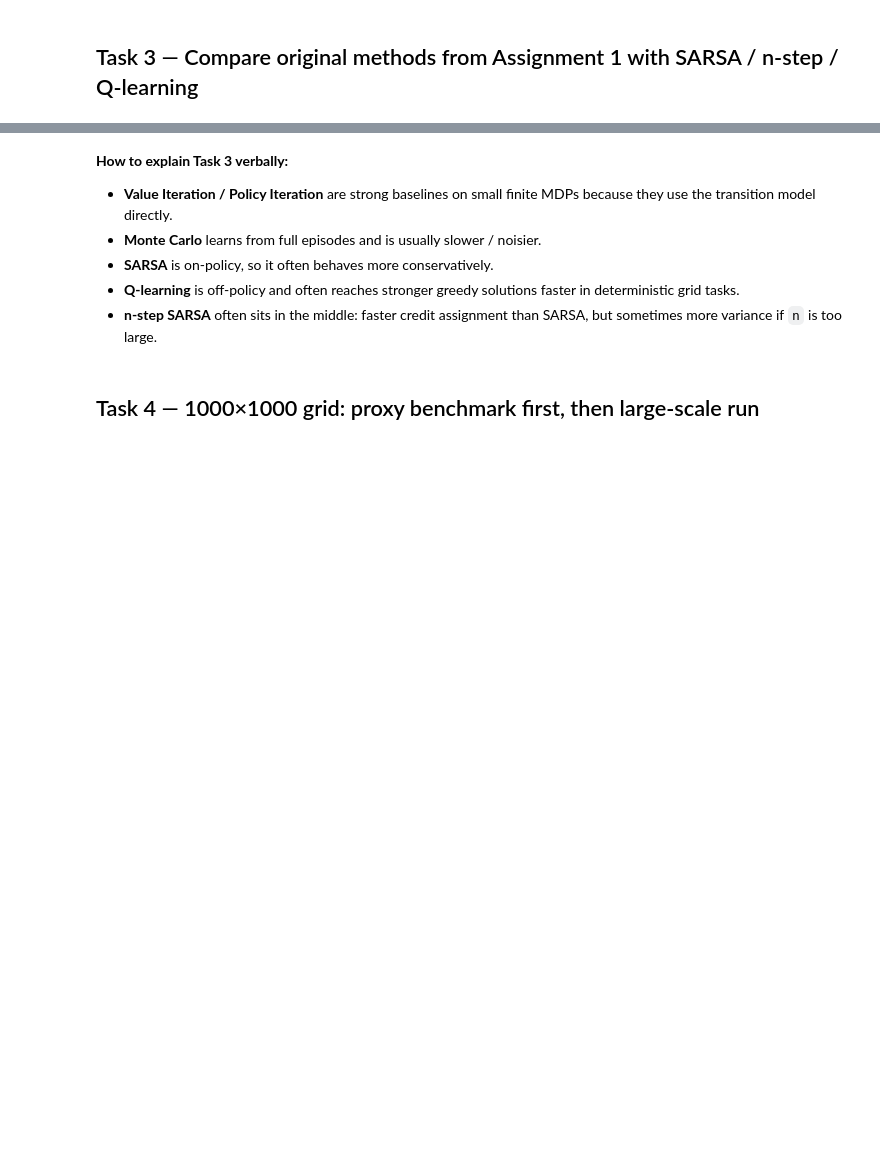
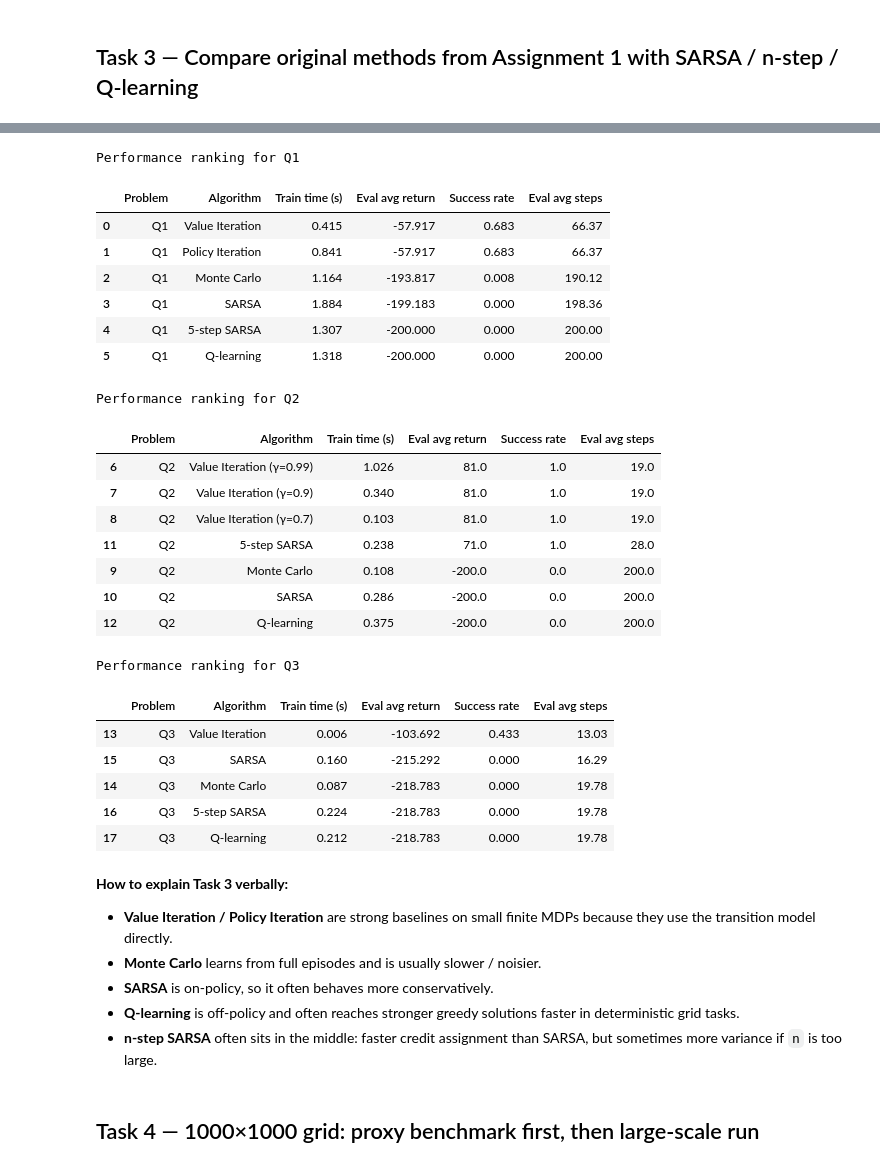
Before and after one commit to Sajjan-Sam/RL_demo, a Jupyter notebook: MARL_Assignment_Extension_Corrected.ipynb, the cells around one changed output, grey strips where cells are left out. Cells and saved outputs as stored; diff of their text form; code cells hidden in the pictures; blank space fills up the shorter version.

```diff
--- a/MARL_Assignment_Extension_Corrected.ipynb
+++ b/MARL_Assignment_Extension_Corrected.ipynb
@@ -1020,12 +1090,36 @@ display(compare_df)
 # %%
 
 # Compact per-problem ranking for presentation
 for problem in ['Q1', 'Q2', 'Q3']:
-    print('
-' + '=' * 80)
+
     print(f'Performance ranking for {problem}')
     sub = compare_df[compare_df['Problem'] == problem].sort_values('Eval avg return', ascending=False)
     display(sub)
+# %% [output]
+Performance ranking for Q1
+|  | Problem | Algorithm | Train time (s) | Eval avg return | Success rate | Eval avg steps |
+| 0 | Q1 | Value Iteration | 0.415 | -57.917 | 0.683 | 66.37 |
+| 1 | Q1 | Policy Iteration | 0.841 | -57.917 | 0.683 | 66.37 |
+| 2 | Q1 | Monte Carlo | 1.164 | -193.817 | 0.008 | 190.12 |
+| 3 | Q1 | SARSA | 1.884 | -199.183 | 0.000 | 198.36 |
+| 4 | Q1 | 5-step SARSA | 1.307 | -200.000 | 0.000 | 200.00 |
+| 5 | Q1 | Q-learning | 1.318 | -200.000 | 0.000 | 200.00 |
+Performance ranking for Q2
+|  | Problem | Algorithm | Train time (s) | Eval avg return | Success rate | Eval avg steps |
+| 6 | Q2 | Value Iteration (γ=0.99) | 1.026 | 81.0 | 1.0 | 19.0 |
+| 7 | Q2 | Value Iteration (γ=0.9) | 0.340 | 81.0 | 1.0 | 19.0 |
+| 8 | Q2 | Value Iteration (γ=0.7) | 0.103 | 81.0 | 1.0 | 19.0 |
+| 11 | Q2 | 5-step SARSA | 0.238 | 71.0 | 1.0 | 28.0 |
+| 9 | Q2 | Monte Carlo | 0.108 | -200.0 | 0.0 | 200.0 |
+| 10 | Q2 | SARSA | 0.286 | -200.0 | 0.0 | 200.0 |
+| 12 | Q2 | Q-learning | 0.375 | -200.0 | 0.0 | 200.0 |
+Performance ranking for Q3
+|  | Problem | Algorithm | Train time (s) | Eval avg return | Success rate | Eval avg steps |
+| 13 | Q3 | Value Iteration | 0.006 | -103.692 | 0.433 | 13.03 |
+| 15 | Q3 | SARSA | 0.160 | -215.292 | 0.000 | 16.29 |
+| 14 | Q3 | Monte Carlo | 0.087 | -218.783 | 0.000 | 19.78 |
+| 16 | Q3 | 5-step SARSA | 0.224 | -218.783 | 0.000 | 19.78 |
+| 17 | Q3 | Q-learning | 0.212 | -218.783 | 0.000 | 19.78 |
 # %% [markdown]
 
 **How to explain Task 3 verbally:**
```
Also changed, not shown: parts of 11 cells of this notebook.
